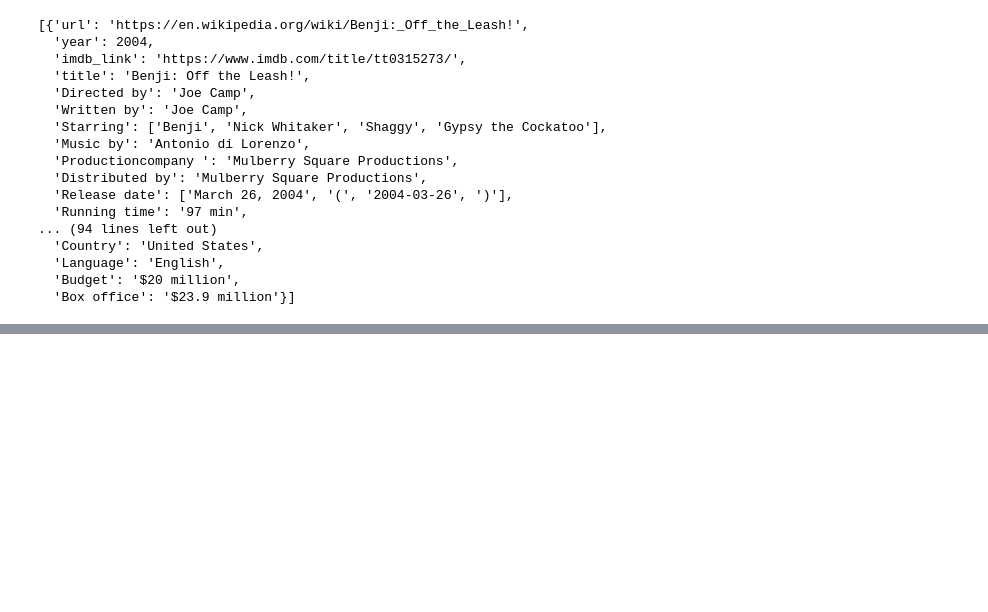
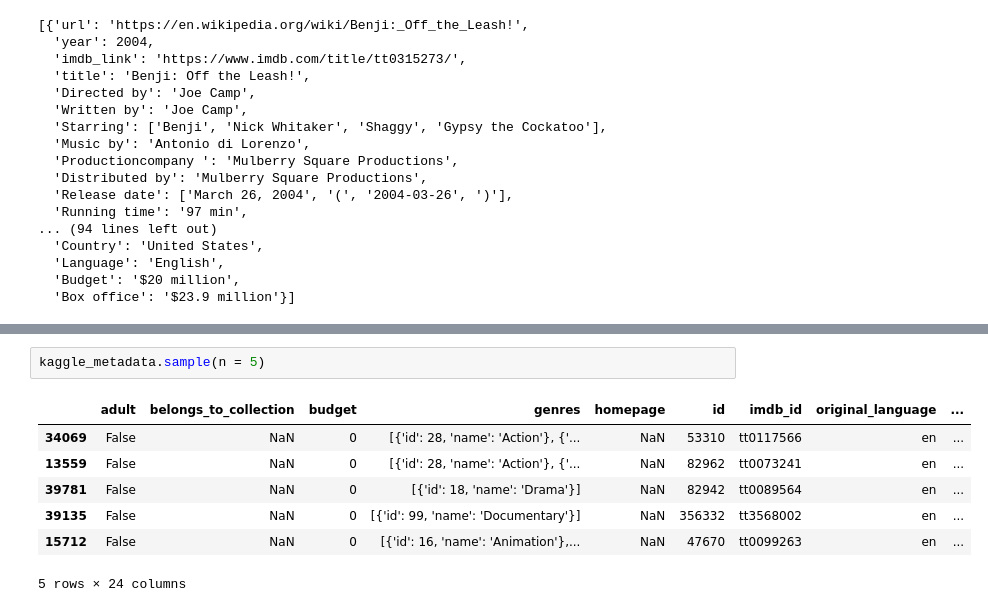
Before and after one commit to GerlechJen/Movies-ETL, a Jupyter notebook: Untitled.ipynb, the cells around one changed output, grey strips where cells are left out. Saved outputs shown, nothing was run; the diff lists cells and outputs as text; blank space fills up the shorter version.

```diff
--- a/Untitled.ipynb
+++ b/Untitled.ipynb
@@ -81,0 +105,10 @@ wiki_movies_raw[3600:3605]
+# %%
+kaggle_metadata.sample(n = 5)
+# %% [output]
+|  | adult | belongs_to_collection | budget | genres | homepage | id | imdb_id | original_language | ... |
+| 34069 | False | NaN | 0 | [{'id': 28, 'name': 'Action'}, {'... | NaN | 53310 | tt0117566 | en | ... |
+| 13559 | False | NaN | 0 | [{'id': 28, 'name': 'Action'}, {'... | NaN | 82962 | tt0073241 | en | ... |
+| 39781 | False | NaN | 0 | [{'id': 18, 'name': 'Drama'}] | NaN | 82942 | tt0089564 | en | ... |
+| 39135 | False | NaN | 0 | [{'id': 99, 'name': 'Documentary'}] | NaN | 356332 | tt3568002 | en | ... |
+| 15712 | False | NaN | 0 | [{'id': 16, 'name': 'Animation'},... | NaN | 47670 | tt0099263 | en | ... |
+5 rows × 24 columns
```
Also changed, not shown: parts of 24 cells of this notebook.
